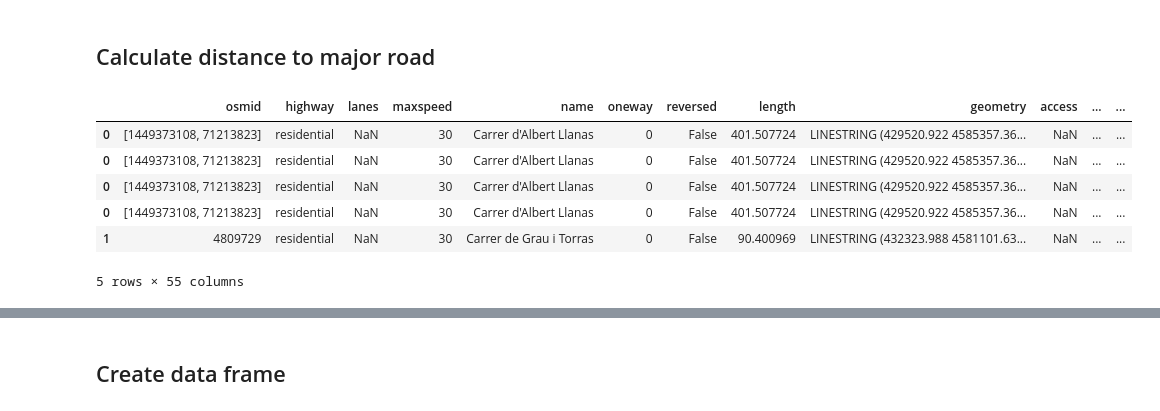
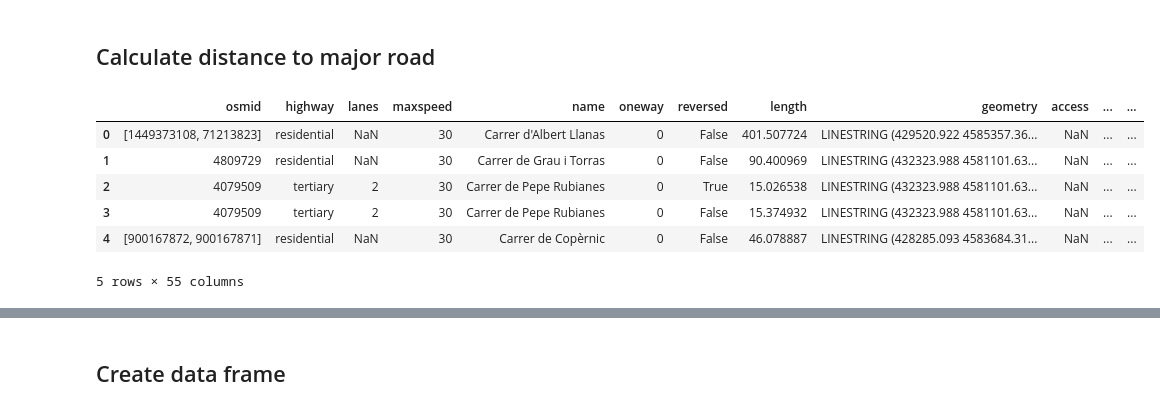
Before and after one commit to AndreaCutroni/ML-Noise-Prediction, a Jupyter notebook: notebooks/_elena/OSM_roads_copy.ipynb, the cells around one changed output, grey strips where cells are left out. Drawn from its saved outputs; the diff is of its cells as text; code cells hidden in the pictures.

```diff
--- a/notebooks/_elena/OSM_roads_copy.ipynb
+++ b/notebooks/_elena/OSM_roads_copy.ipynb
@@ -149,3 +149,8 @@ noise_roads.head()
 |  | 30343672 | 0 | 4079509 | tertiary | 2 | 30 | Carrer de Pepe Rubianes | 0 | False | 15.374932 | LINESTRING (432323.988 4581101.63... | ... |
 | 3055187877 | 431100338 | 0 | [900167872, 900167871] | residential | NaN | 30 | Carrer de Copèrnic | 0 | False | 46.078887 | LINESTRING (428285.093 4583684.31... | ... |
 5 rows × 52 columns
+# %%
+noise_roads['noise_day'] = noise_roads['noise_day'].clip(lower=40, upper=70)
+ax = noise_roads.plot(cmap="coolwarm", column='noise_day', linewidth=0.5, legend=True, figsize=(12, 12))
+ax.set_title('Noise Levels During the Day')
+ax.set_axis_off()
@@ -151,0 +159,5 @@ noise_roads.head()
+# %%
+noise_roads['noise_evening'] = noise_roads['noise_evening'].clip(lower=40)
+ax = noise_roads.plot(cmap="coolwarm", column='noise_evening', linewidth=0.5, legend=True, figsize=(12, 12), vmin=40, vmax=75)
+ax.set_title('Noise Levels During the Evening')
+ax.set_axis_off()
@@ -151,0 +166,5 @@ noise_roads.head()
+# %%
+noise_roads['noise_night'] = noise_roads['noise_night'].clip(lower=40)
+ax = noise_roads.plot(cmap="coolwarm", column='noise_night', linewidth=0.5, legend=True, figsize=(12, 12),  vmin=40, vmax=75)
+ax.set_title('Noise Levels During the Night')
+ax.set_axis_off()
@@ -189,32 +209,31 @@ noise_roads.head()
 ## Calculate distance to major road
 # %%
 # Filter target roads
-target_categories = ['primary', 'secondary', 'trunk']
+target_categories = ['secondary', 'primary', 'trunk']
 target_roads = noise_roads[noise_roads['highway'].isin(target_categories)].copy()
 
 # Ensure unique index
 noise_roads = noise_roads.reset_index(drop=True)
 target_roads = target_roads.reset_index(drop=True)
 
 # Drop 'index_right' if it exists to avoid conflicts with sjoin_nearest
 if 'index_right' in noise_roads.columns:
     noise_roads = noise_roads.drop(columns=['index_right'])
 
 # Spatial join: each noise road gets its nearest target road (no duplication)
 noise_roads = noise_roads.sjoin_nearest(
     target_roads[['geometry']], how='left', distance_col='dist_to_main'
 )
-
-# Set maximum distance to 750 meters to avoid outliers
-noise_roads['dist_to_main'] = noise_roads['dist_to_main'].clip(upper=750)
+noise_roads.fillna(0) #fillna(0) to replace any NaN values with 0
+noise_roads = noise_roads.drop_duplicates(subset='segment_id', keep='first')
 noise_roads.head()
 # %% [output]
 |  | osmid | highway | lanes | maxspeed | name | oneway | reversed | length | geometry | access | ... | ... |
 | 0 | [1449373108, 71213823] | residential | NaN | 30 | Carrer d'Albert Llanas | 0 | False | 401.507724 | LINESTRING (429520.922 4585357.36... | NaN | ... | ... |
-| 0 | [1449373108, 71213823] | residential | NaN | 30 | Carrer d'Albert Llanas | 0 | False | 401.507724 | LINESTRING (429520.922 4585357.36... | NaN | ... | ... |
-| 0 | [1449373108, 71213823] | residential | NaN | 30 | Carrer d'Albert Llanas | 0 | False | 401.507724 | LINESTRING (429520.922 4585357.36... | NaN | ... | ... |
-| 0 | [1449373108, 71213823] | residential | NaN | 30 | Carrer d'Albert Llanas | 0 | False | 401.507724 | LINESTRING (429520.922 4585357.36... | NaN | ... | ... |
 | 1 | 4809729 | residential | NaN | 30 | Carrer de Grau i Torras | 0 | False | 90.400969 | LINESTRING (432323.988 4581101.63... | NaN | ... | ... |
+| 2 | 4079509 | tertiary | 2 | 30 | Carrer de Pepe Rubianes | 0 | True | 15.026538 | LINESTRING (432323.988 4581101.63... | NaN | ... | ... |
+| 3 | 4079509 | tertiary | 2 | 30 | Carrer de Pepe Rubianes | 0 | False | 15.374932 | LINESTRING (432323.988 4581101.63... | NaN | ... | ... |
+| 4 | [900167872, 900167871] | residential | NaN | 30 | Carrer de Copèrnic | 0 | False | 46.078887 | LINESTRING (428285.093 4583684.31... | NaN | ... | ... |
 5 rows × 55 columns
 # %%
 # Plot Distance to Main Roads
```
Also changed, not shown: parts of 10 cells of this notebook, 2 other files.
